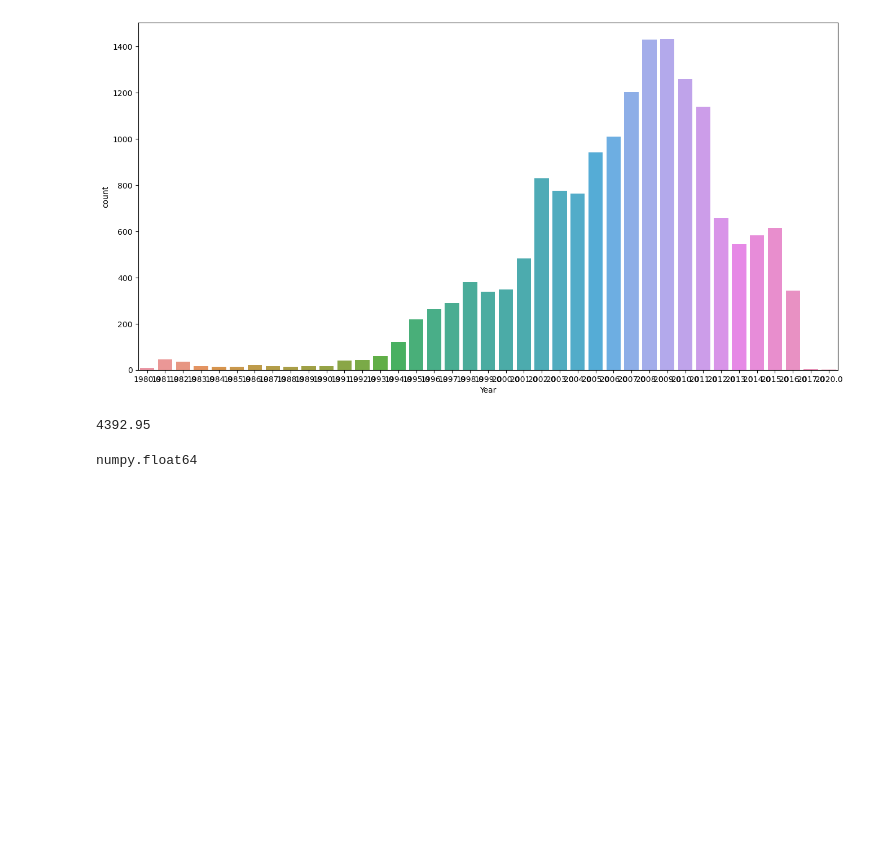
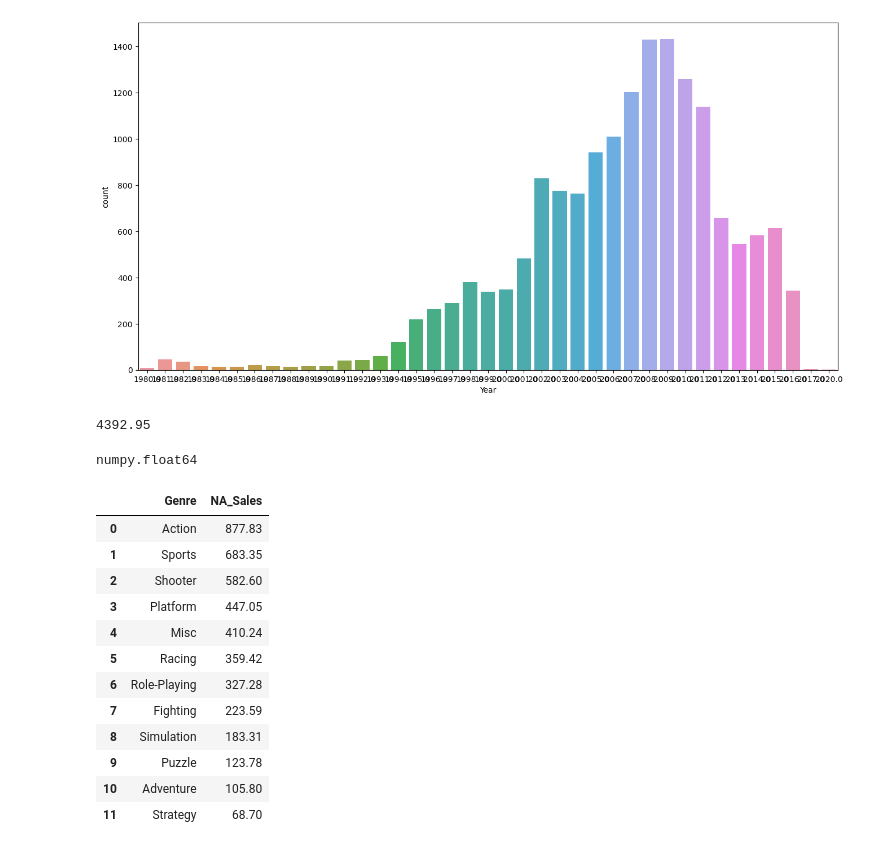
Before and after one commit to kusin/dashboard-video-games, a Jupyter notebook: eda_vgsales.ipynb, the cells around one changed output. Saved outputs shown, nothing was run; the diff lists cells and outputs as text; code cells hidden in the pictures; blank space fills up the shorter version.

```diff
--- a/eda_vgsales.ipynb
+++ b/eda_vgsales.ipynb
@@ -165,3 +165,19 @@ NA = np.round(data["NA_Sales"].sum(), 2)
 type(NA)
 # %% [output]
 numpy.float64
+# %%
+pd.DataFrame(data.groupby("Genre")[["NA_Sales"]].sum().sort_values(by=['NA_Sales'],ascending=[False]).reset_index())
+# %% [output]
+|  | Genre | NA_Sales |
+| 0 | Action | 877.83 |
+| 1 | Sports | 683.35 |
+| 2 | Shooter | 582.60 |
+| 3 | Platform | 447.05 |
+| 4 | Misc | 410.24 |
+| 5 | Racing | 359.42 |
+| 6 | Role-Playing | 327.28 |
+| 7 | Fighting | 223.59 |
+| 8 | Simulation | 183.31 |
+| 9 | Puzzle | 123.78 |
+| 10 | Adventure | 105.80 |
+| 11 | Strategy | 68.70 |
```
Also changed, not shown: parts of 7 cells of this notebook, 5 other files.
